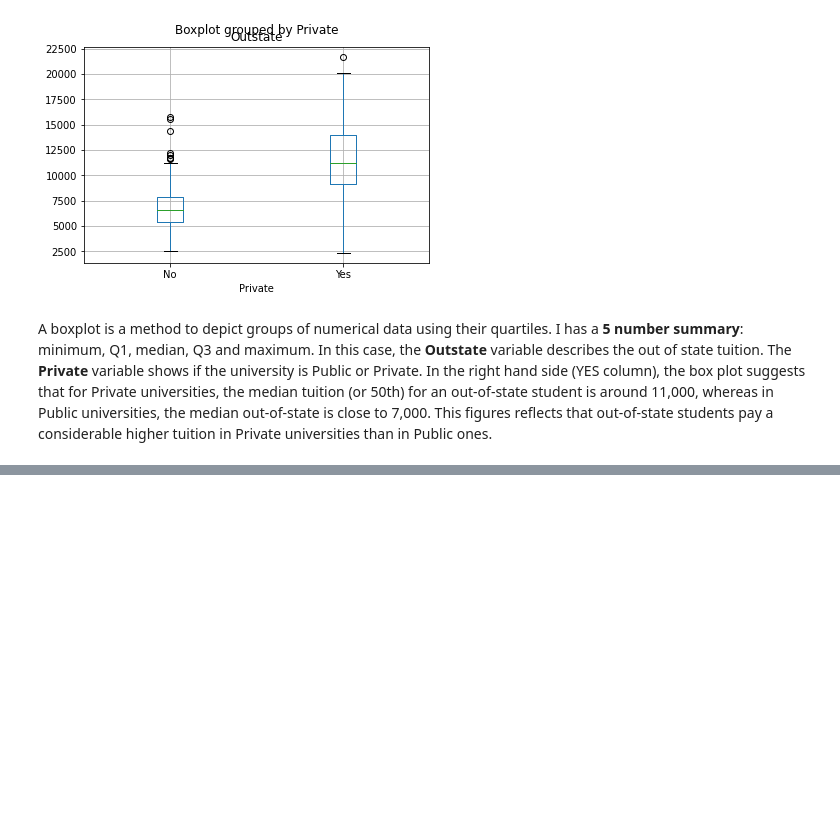
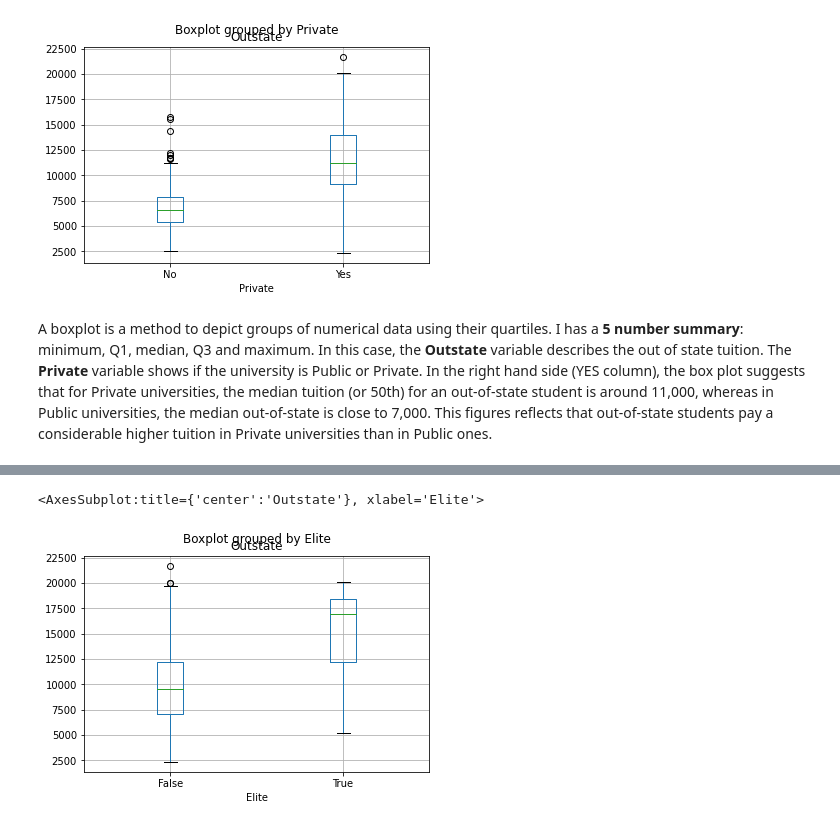
Before and after one commit to jogam5/csc2515, a Jupyter notebook: winter2021/ISRL/ch2/ch2_applied.ipynb, the cells around one changed output, grey strips where cells are left out. Saved outputs shown, nothing was run; the diff lists cells and outputs as text; code cells hidden in the pictures; blank space fills up the shorter version.

```diff
--- a/winter2021/ISRL/ch2/ch2_applied.ipynb
+++ b/winter2021/ISRL/ch2/ch2_applied.ipynb
@@ -80,0 +106,3 @@ A boxplot is a method to depict groups of numerical data using their quartiles.
+# %%
+college['Elite'] = np.where(college['Top10perc'] > 50, True, False)
+college.head()
@@ -80,0 +116,5 @@ A boxplot is a method to depict groups of numerical data using their quartiles.
+# %%
+college.boxplot(column=['Outstate'], by='Elite')
+# %% [output]
+<AxesSubplot:title={'center':'Outstate'}, xlabel='Elite'>
+[figure, added]
```
Also changed, not shown: parts of 11 cells of this notebook.
